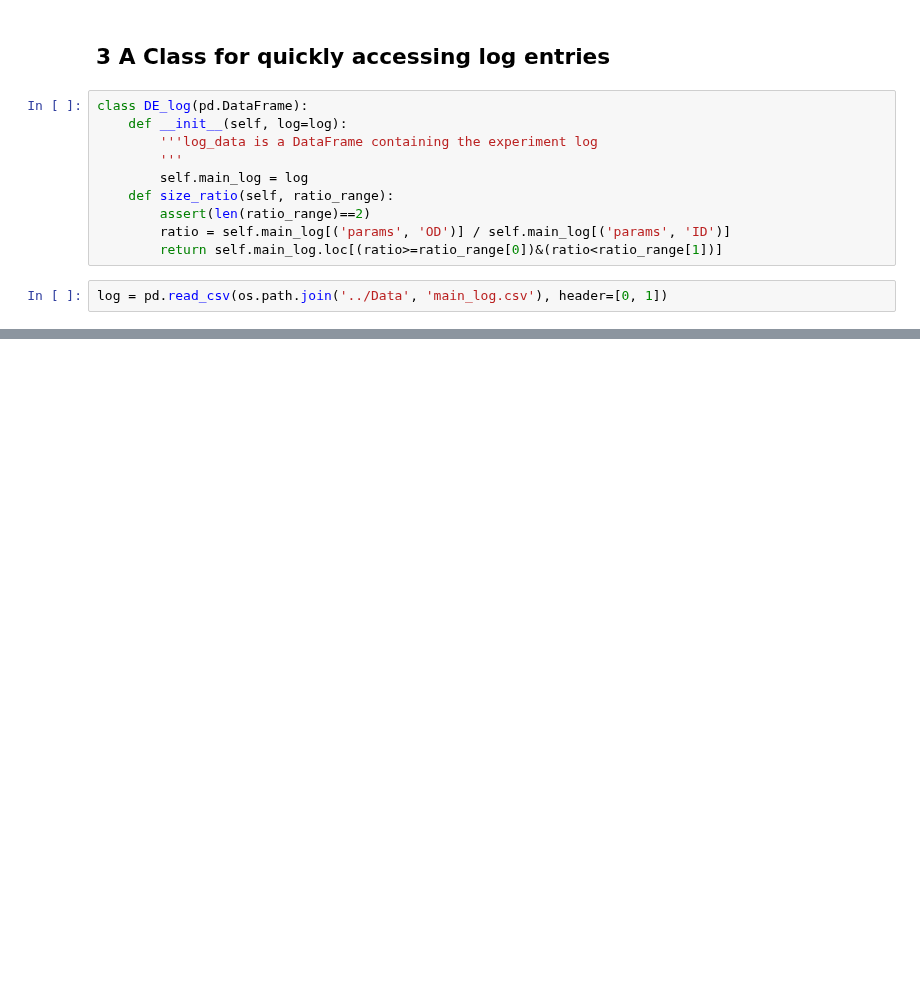
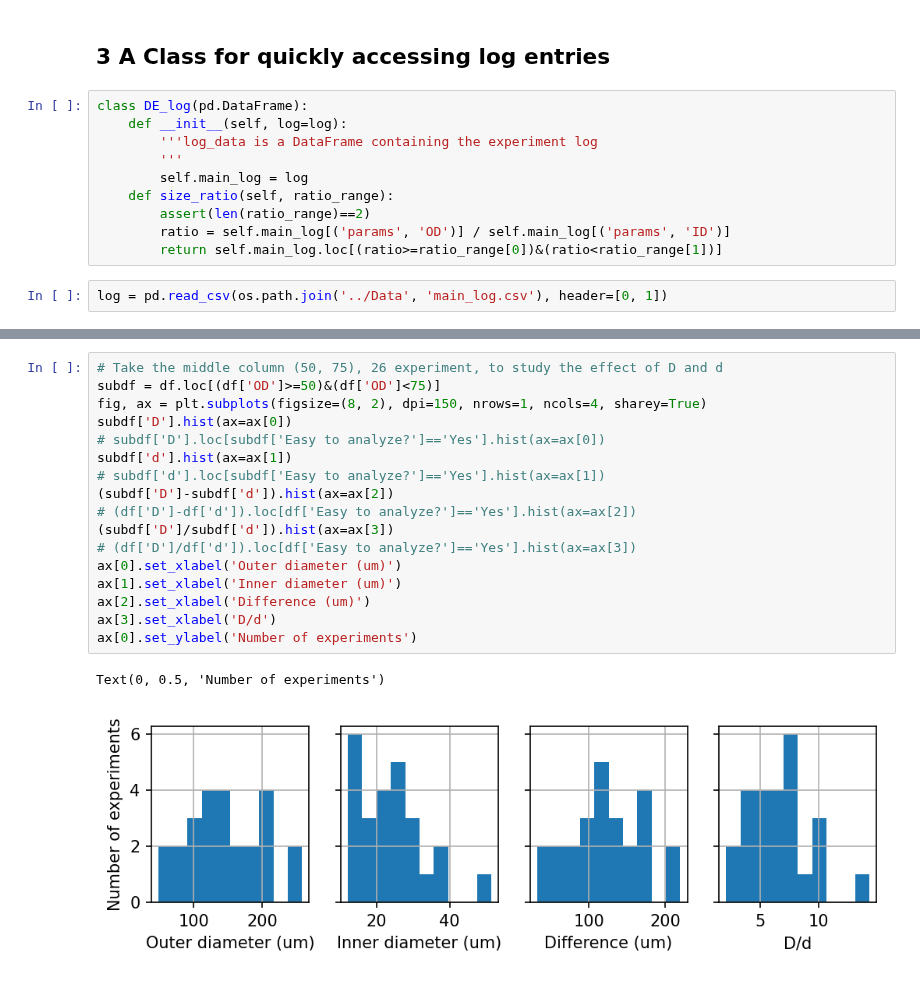
Before and after one commit to ZLoverty/DE, a Jupyter notebook: Code/data_manage.ipynb, the cells around one changed output, grey strips where cells are left out. Saved outputs shown, nothing was run; the diff lists cells and outputs as text; blank space fills up the shorter version.

```diff
--- a/Code/data_manage.ipynb
+++ b/Code/data_manage.ipynb
@@ -189,0 +225,20 @@ Text(0, 0.5, 'Number of experiments')
+# %%
+# Take the middle column (50, 75), 26 experiment, to study the effect of D and d
+subdf = df.loc[(df['OD']>=50)&(df['OD']<75)]
+fig, ax = plt.subplots(figsize=(8, 2), dpi=150, nrows=1, ncols=4, sharey=True)
+subdf['D'].hist(ax=ax[0])
+# subdf['D'].loc[subdf['Easy to analyze?']=='Yes'].hist(ax=ax[0])
+subdf['d'].hist(ax=ax[1])
+# subdf['d'].loc[subdf['Easy to analyze?']=='Yes'].hist(ax=ax[1])
+(subdf['D']-subdf['d']).hist(ax=ax[2])
+# (df['D']-df['d']).loc[df['Easy to analyze?']=='Yes'].hist(ax=ax[2])
+(subdf['D']/subdf['d']).hist(ax=ax[3])
+# (df['D']/df['d']).loc[df['Easy to analyze?']=='Yes'].hist(ax=ax[3])
+ax[0].set_xlabel('Outer diameter (um)')
+ax[1].set_xlabel('Inner diameter (um)')
+ax[2].set_xlabel('Difference (um)')
+ax[3].set_xlabel('D/d')
+ax[0].set_ylabel('Number of experiments')
+# %% [output]
+Text(0, 0.5, 'Number of experiments')
+[figure, added]
```
Also changed, not shown: parts of 11 cells of this notebook, 3 other files.
